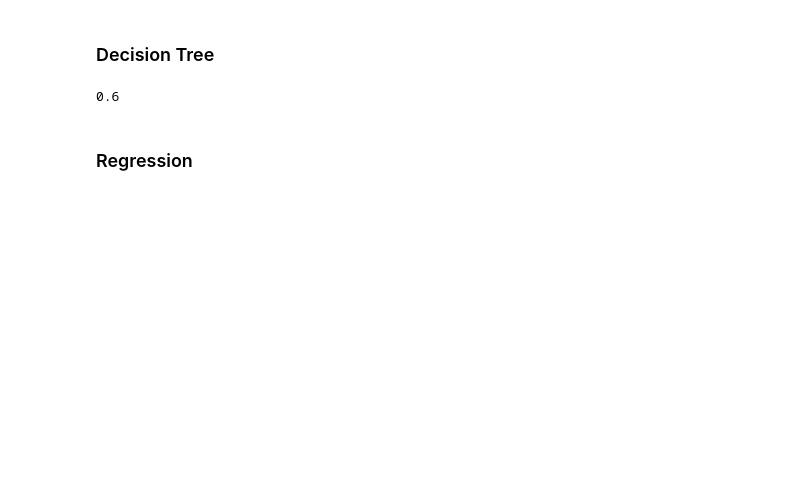
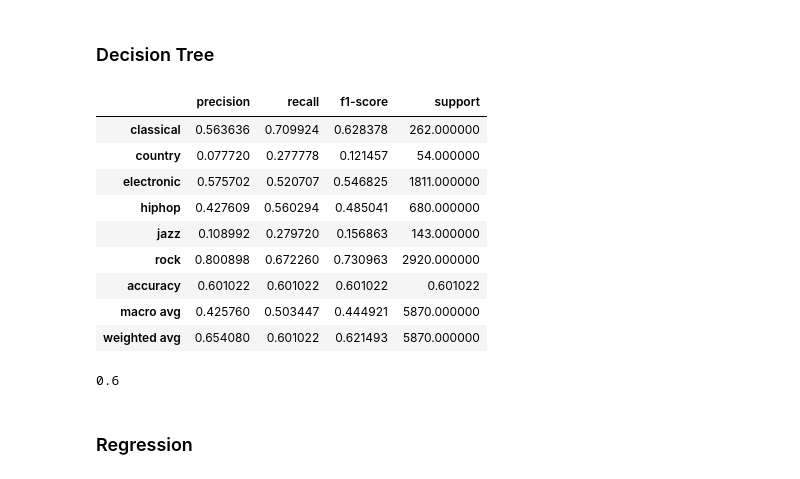
Before and after one commit to BMurp/music_modeling_capstone, a Jupyter notebook: notebooks/exploratory/supervised_learning_explainable_models.ipynb, the cells around one changed output. Saved outputs shown, nothing was run; the diff lists cells and outputs as text; code cells hidden in the pictures; blank space fills up the shorter version.

```diff
--- a/notebooks/exploratory/supervised_learning_explainable_models.ipynb
+++ b/notebooks/exploratory/supervised_learning_explainable_models.ipynb
@@ -183,5 +184,19 @@ clf = clf.fit(x_smote, y_smote)
 y_pred_smote_dt = clf.predict(X_test)
 # %%
+#get classification report for decision tree classifier
 classification_report_dt = pd.DataFrame(
     classification_report(y_test, y_pred_smote_dt, output_dict=True)).T
+
+classification_report_dt
+# %% [output]
+|  | precision | recall | f1-score | support |
+| classical | 0.563636 | 0.709924 | 0.628378 | 262.000000 |
+| country | 0.077720 | 0.277778 | 0.121457 | 54.000000 |
+| electronic | 0.575702 | 0.520707 | 0.546825 | 1811.000000 |
+| hiphop | 0.427609 | 0.560294 | 0.485041 | 680.000000 |
+| jazz | 0.108992 | 0.279720 | 0.156863 | 143.000000 |
+| rock | 0.800898 | 0.672260 | 0.730963 | 2920.000000 |
+| accuracy | 0.601022 | 0.601022 | 0.601022 | 0.601022 |
+| macro avg | 0.425760 | 0.503447 | 0.444921 | 5870.000000 |
+| weighted avg | 0.654080 | 0.601022 | 0.621493 | 5870.000000 |
 # %%
```
Also changed, not shown: parts of 52 cells of this notebook.
